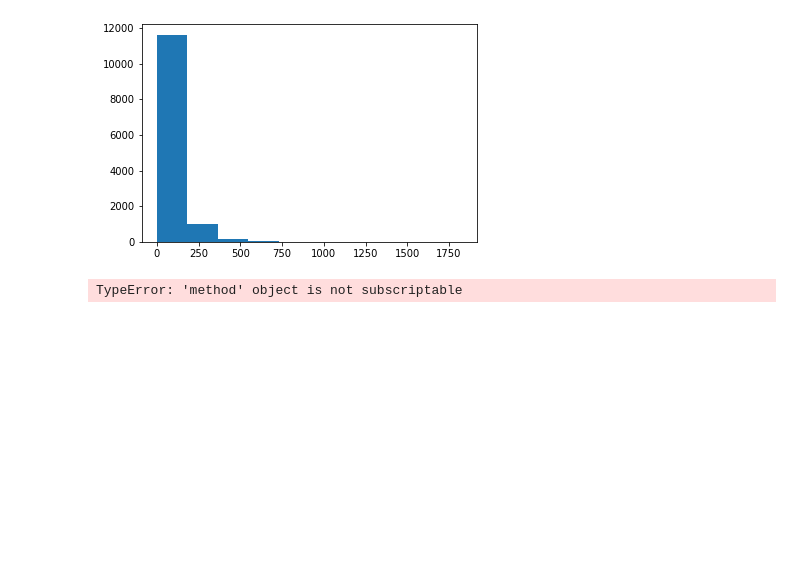
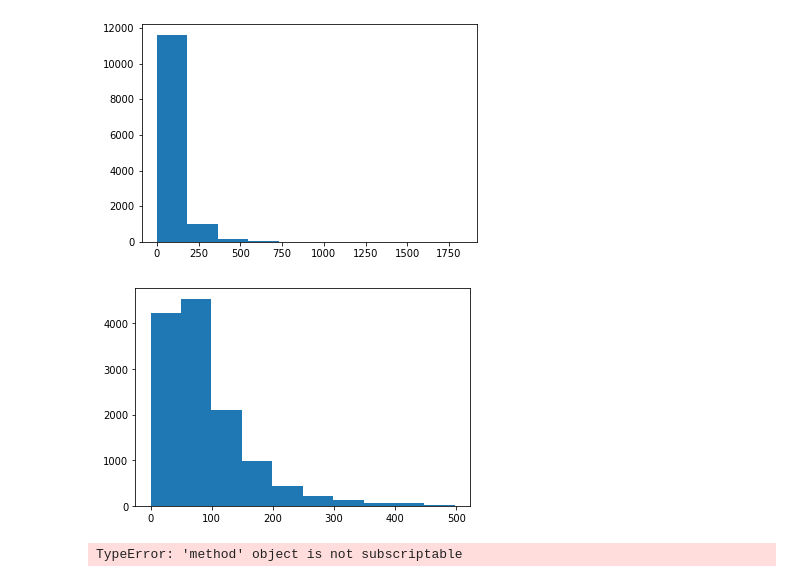
Before and after one commit to shrutiroy203/Recology_Predicting_Service_time-, a Jupyter notebook: 2.03_EDA_on_Final_DF.ipynb, the cells around one changed output. Saved outputs shown, nothing was run; the diff lists cells and outputs as text; code cells hidden in the pictures; blank space fills up the shorter version.

```diff
--- a/2.03_EDA_on_Final_DF.ipynb
+++ b/2.03_EDA_on_Final_DF.ipynb
@@ -42,6 +43,16 @@ plt.hist(df.Time)
         1459.2, 1641.6, 1824. ]),
  <BarContainer object of 10 artists>)
 [figure]
+# %%
+df_zoomed = df.loc[df['Time']<500]
+
+fig, ax = plt.subplots()
+
+plt.hist(df_zoomed.Time)
+
+plt.show()
+# %% [output]
+[figure, added]
 # %%
 #df['Code'].unique()
 df.groupby['Code']['Time'].median()
```
Also changed, not shown: parts of 2 cells of this notebook, 43 other files.
